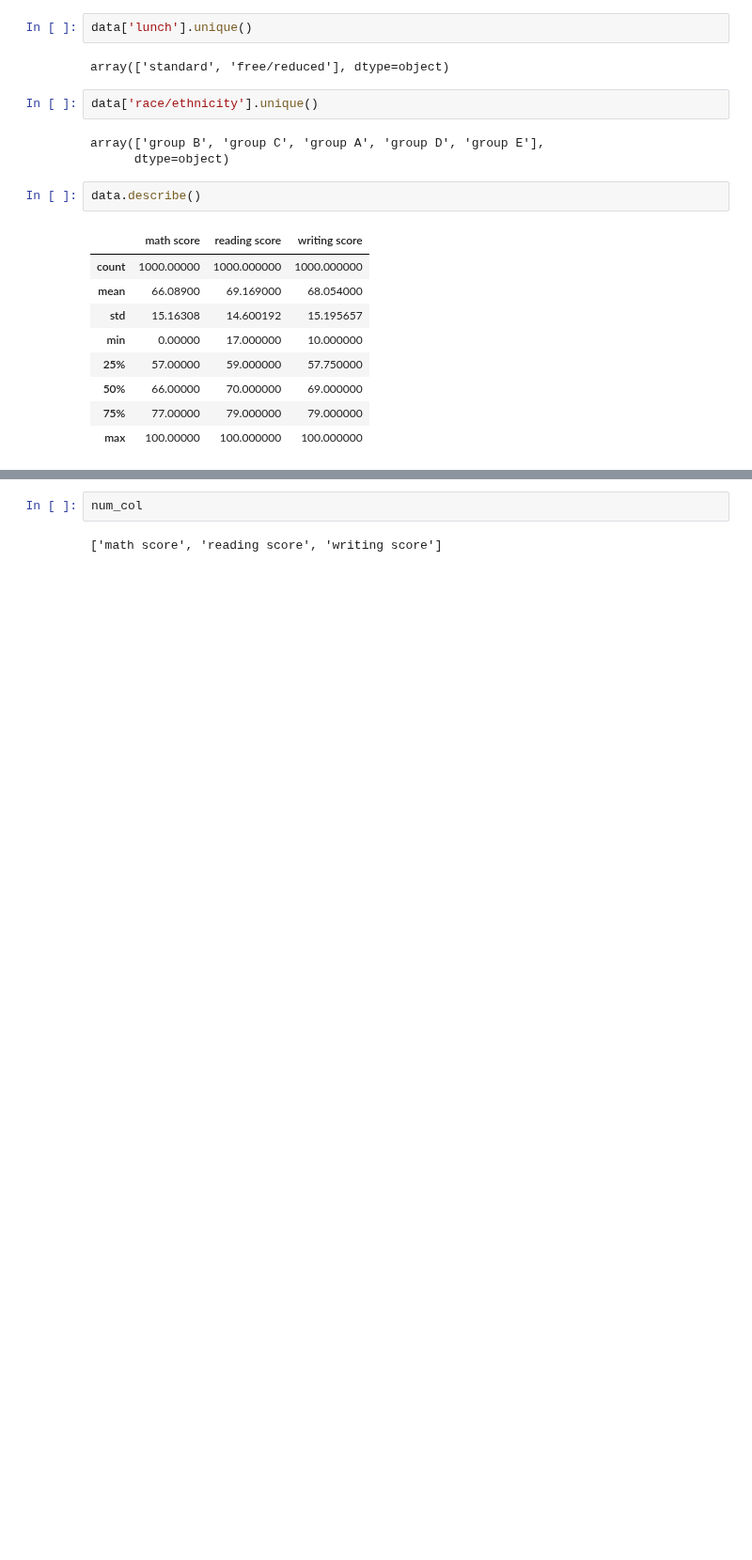
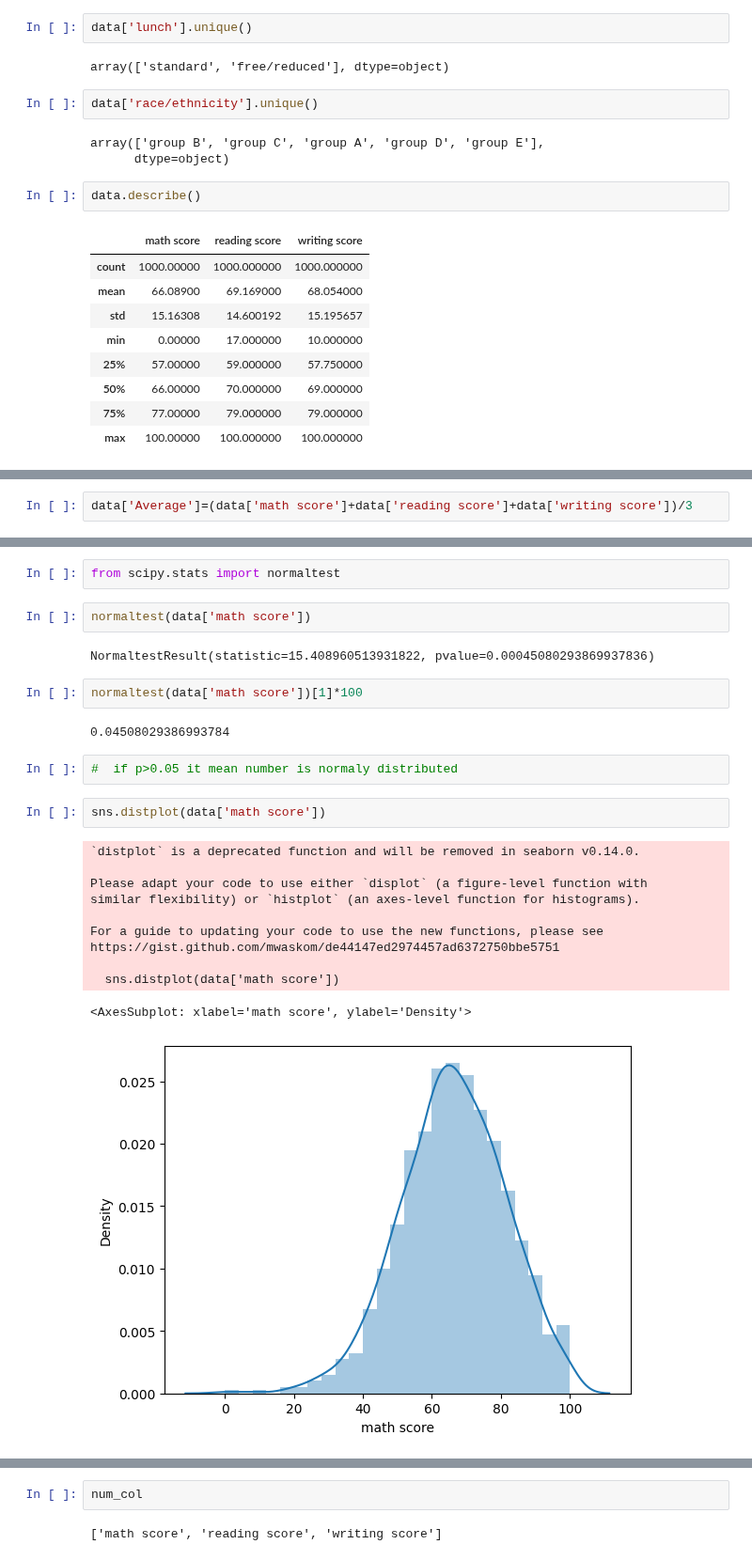
Before and after one commit to adityacs103/ineuron, a Jupyter notebook: EDA/EDA1.ipynb, the cells around one changed output, grey strips where cells are left out. Shown at 94% size. Cells and saved outputs as stored; diff of their text form; blank space fills up the shorter version.

```diff
--- a/EDA/EDA1.ipynb
+++ b/EDA/EDA1.ipynb
@@ -201,0 +256,2 @@ data.describe()
+# %%
+data['Average']=(data['math score']+data['reading score']+data['writing score'])/3
@@ -201,0 +342,26 @@ data.describe()
+# %%
+from scipy.stats import normaltest
+# %%
+normaltest(data['math score'])
+# %% [output]
+NormaltestResult(statistic=15.408960513931822, pvalue=0.00045080293869937836)
+# %%
+normaltest(data['math score'])[1]*100
+# %% [output]
+0.04508029386993784
+# %%
+#  if p>0.05 it mean number is normaly distributed
+# %%
+sns.distplot(data['math score'])
+# %% [output]
+`distplot` is a deprecated function and will be removed in seaborn v0.14.0.
+
+Please adapt your code to use either `displot` (a figure-level function with
+similar flexibility) or `histplot` (an axes-level function for histograms).
+
+For a guide to updating your code to use the new functions, please see
+https://gist.github.com/mwaskom/de44147ed2974457ad6372750bbe5751
+
+  sns.distplot(data['math score'])
+<AxesSubplot: xlabel='math score', ylabel='Density'>
+[figure, added]
```
Also changed, not shown: parts of 52 cells of this notebook, 2 other files.
